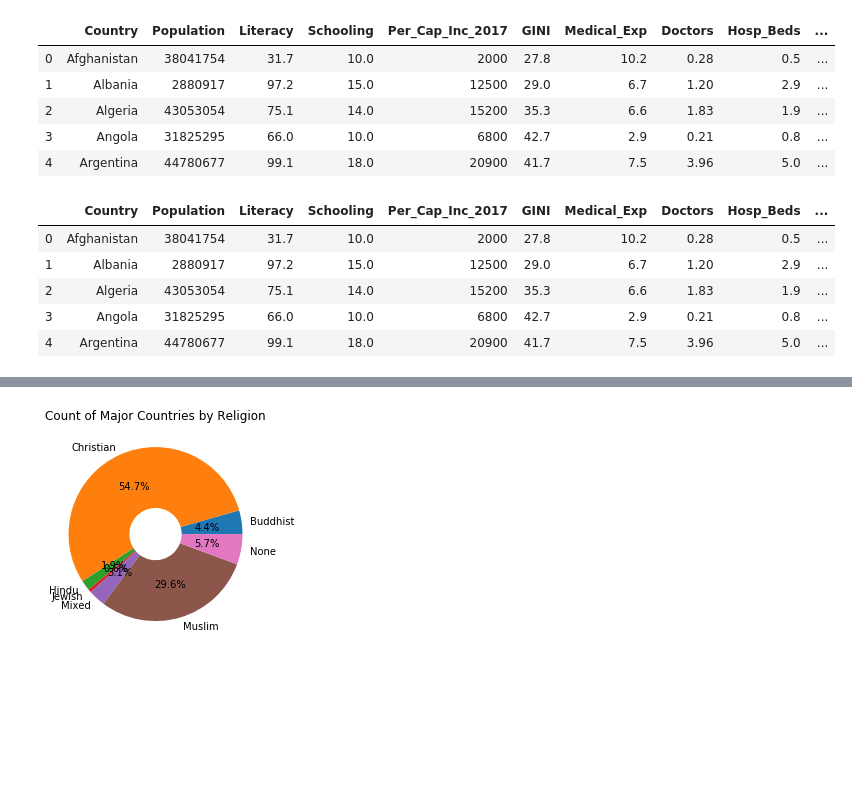
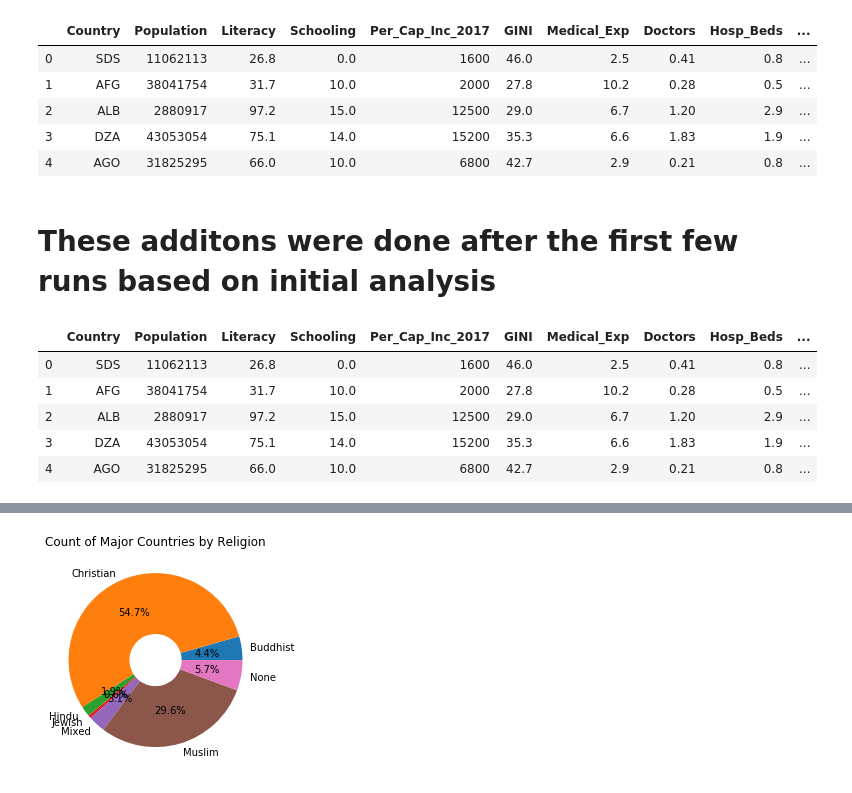
Before and after one commit to mdpickett2/pushnpull, a Jupyter notebook: graphs.ipynb, the cells around one changed output, grey strips where cells are left out. Saved outputs shown, nothing was run; the diff lists cells and outputs as text; code cells hidden in the pictures; blank space fills up the shorter version.

```diff
--- a/graphs.ipynb
+++ b/graphs.ipynb
@@ -5,16 +5,16 @@ import scipy.stats as st
 import numpy as np
 # %%
 # Read csv file and create initial panda
-input_data="Working_ras.csv"
+input_data="MortDataFile.csv"
 in1_df=pd.read_csv(input_data)
 in1_df.head()
 # %% [output]
 |  | Country | Population | Literacy | Schooling | Per_Cap_Inc_2017 | GINI | Medical_Exp | Doctors | Hosp_Beds | ... |
-| 0 | Afghanistan | 38041754 | 31.7 | 10.0 | 2000 | 27.8 | 10.2 | 0.28 | 0.5 | ... |
-| 1 | Albania | 2880917 | 97.2 | 15.0 | 12500 | 29.0 | 6.7 | 1.20 | 2.9 | ... |
-| 2 | Algeria | 43053054 | 75.1 | 14.0 | 15200 | 35.3 | 6.6 | 1.83 | 1.9 | ... |
-| 3 | Angola | 31825295 | 66.0 | 10.0 | 6800 | 42.7 | 2.9 | 0.21 | 0.8 | ... |
-| 4 | Argentina | 44780677 | 99.1 | 18.0 | 20900 | 41.7 | 7.5 | 3.96 | 5.0 | ... |
+| 0 | SDS | 11062113 | 26.8 | 0.0 | 1600 | 46.0 | 2.5 | 0.41 | 0.8 | ... |
+| 1 | AFG | 38041754 | 31.7 | 10.0 | 2000 | 27.8 | 10.2 | 0.28 | 0.5 | ... |
+| 2 | ALB | 2880917 | 97.2 | 15.0 | 12500 | 29.0 | 6.7 | 1.20 | 2.9 | ... |
+| 3 | DZA | 43053054 | 75.1 | 14.0 | 15200 | 35.3 | 6.6 | 1.83 | 1.9 | ... |
+| 4 | AGO | 31825295 | 66.0 | 10.0 | 6800 | 42.7 | 2.9 | 0.21 | 0.8 | ... |
 # %%
 # Compute Life Expectancy at 5  and add column to Panda
 in_df=in1_df
@@ -23,6 +23,8 @@ life_exp=in_df["Life_Exp"]
 q5=m_u_5/1000
 adj_le=round(5+(life_exp-5)/(1-q5),1)
 in_df["Adj_LE"]=adj_le
+# %% [markdown]
+# These additons were done after the first few runs based on initial analysis
 # %%
 # Compute $ per person spent on medical and add as column to Panda plus add log of $ per person
 pci=in_df["Per_Cap_Inc_2017"]
@@ -34,8 +36,8 @@ in_df['lnPCI']=np.log(pci)
 in_df.head()
 # %% [output]
 |  | Country | Population | Literacy | Schooling | Per_Cap_Inc_2017 | GINI | Medical_Exp | Doctors | Hosp_Beds | ... |
-| 0 | Afghanistan | 38041754 | 31.7 | 10.0 | 2000 | 27.8 | 10.2 | 0.28 | 0.5 | ... |
-| 1 | Albania | 2880917 | 97.2 | 15.0 | 12500 | 29.0 | 6.7 | 1.20 | 2.9 | ... |
-| 2 | Algeria | 43053054 | 75.1 | 14.0 | 15200 | 35.3 | 6.6 | 1.83 | 1.9 | ... |
-| 3 | Angola | 31825295 | 66.0 | 10.0 | 6800 | 42.7 | 2.9 | 0.21 | 0.8 | ... |
-| 4 | Argentina | 44780677 | 99.1 | 18.0 | 20900 | 41.7 | 7.5 | 3.96 | 5.0 | ... |
+| 0 | SDS | 11062113 | 26.8 | 0.0 | 1600 | 46.0 | 2.5 | 0.41 | 0.8 | ... |
+| 1 | AFG | 38041754 | 31.7 | 10.0 | 2000 | 27.8 | 10.2 | 0.28 | 0.5 | ... |
+| 2 | ALB | 2880917 | 97.2 | 15.0 | 12500 | 29.0 | 6.7 | 1.20 | 2.9 | ... |
+| 3 | DZA | 43053054 | 75.1 | 14.0 | 15200 | 35.3 | 6.6 | 1.83 | 1.9 | ... |
+| 4 | AGO | 31825295 | 66.0 | 10.0 | 6800 | 42.7 | 2.9 | 0.21 | 0.8 | ... |
```
Also changed, not shown: parts of 41 cells of this notebook, 2 other files.
